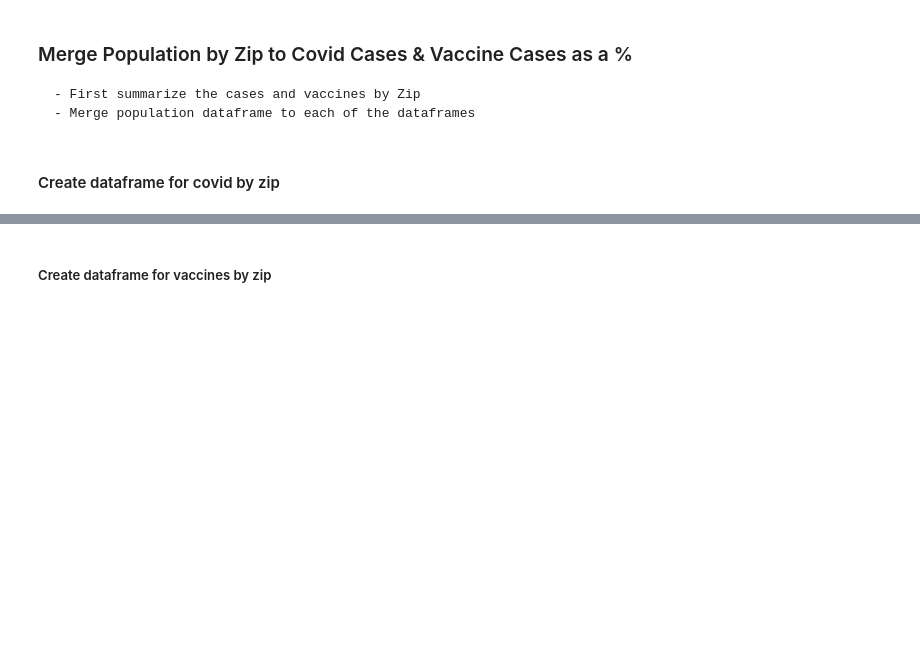
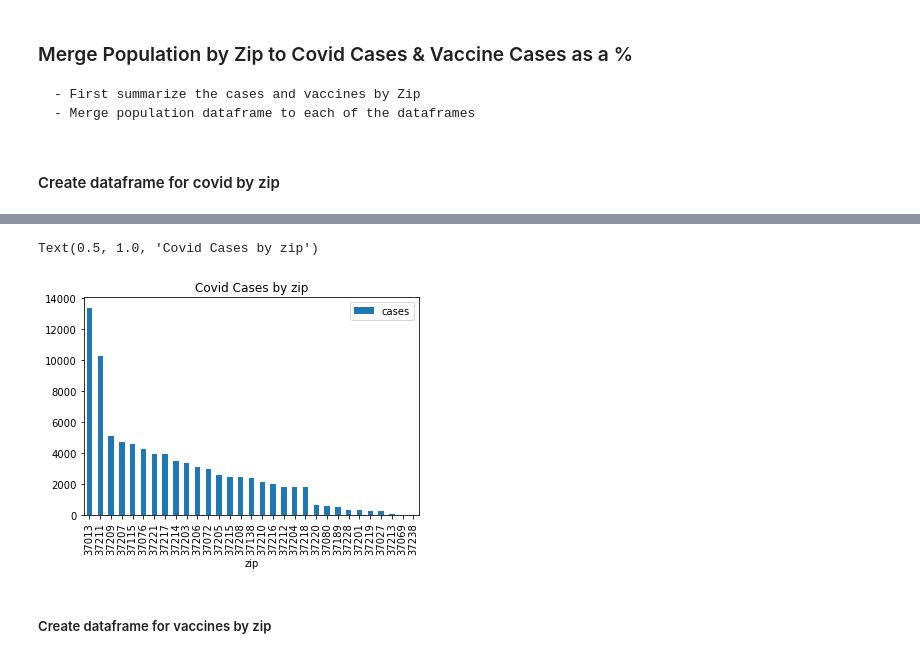
Before and after one commit to Engu12/nash-covid-cases-vaccines-honky_tonkin, a Jupyter notebook: notebook/EDA2.ipynb, the cells around one changed output, grey strips where cells are left out. Saved outputs shown, nothing was run; the diff lists cells and outputs as text; code cells hidden in the pictures; blank space fills up the shorter version.

```diff
--- a/notebook/EDA2.ipynb
+++ b/notebook/EDA2.ipynb
@@ -209,4 +219,10 @@ covid_by_zip
 | 30 | 37238 | 3 |
+# %%
+covid_by_zip.plot.bar('zip','cases')
+plt.title('Covid Cases by zip')
+# %% [output]
+Text(0.5, 1.0, 'Covid Cases by zip')
+[figure, added]
 # %% [markdown]
 ##### Create dataframe for vaccines by zip
 # %%
```
Also changed, not shown: parts of 21 cells of this notebook, 1 other file.
